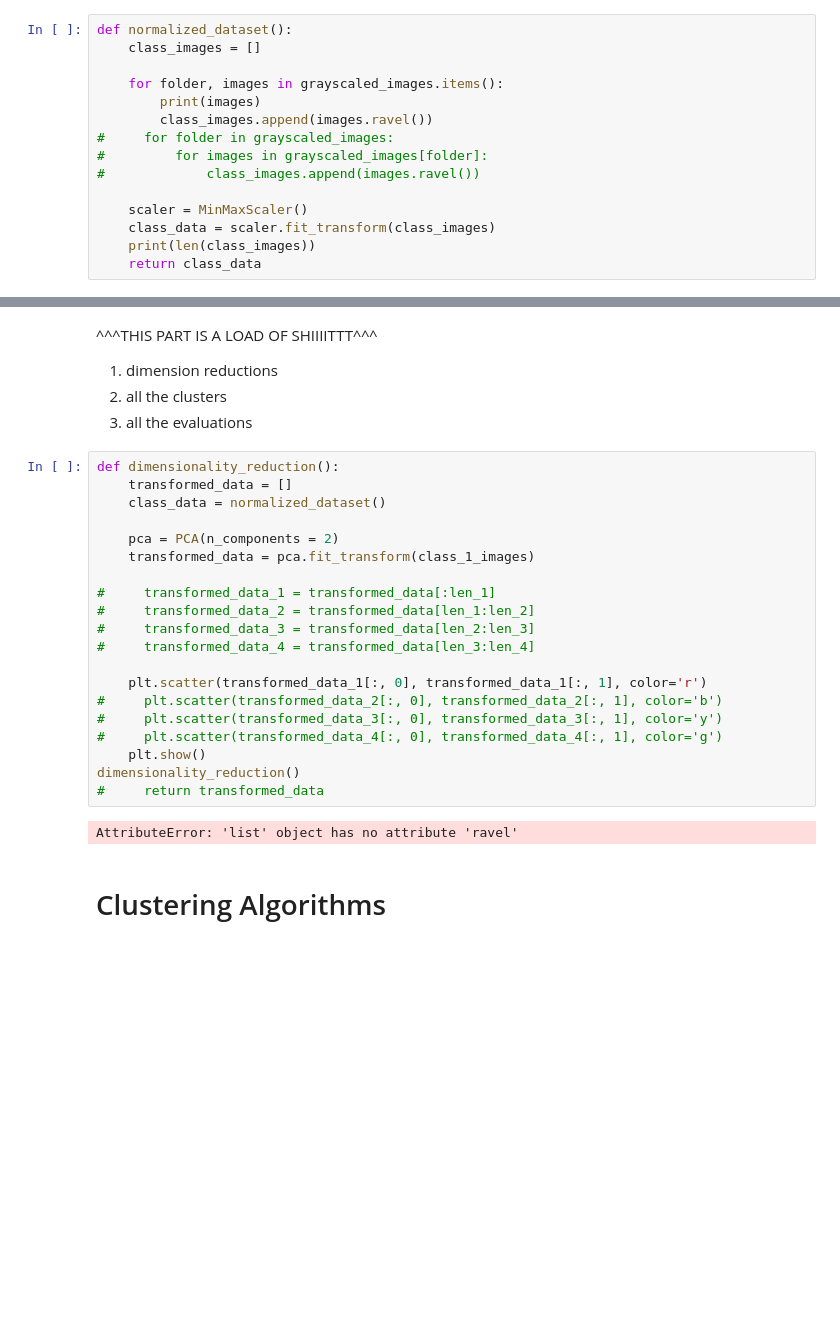
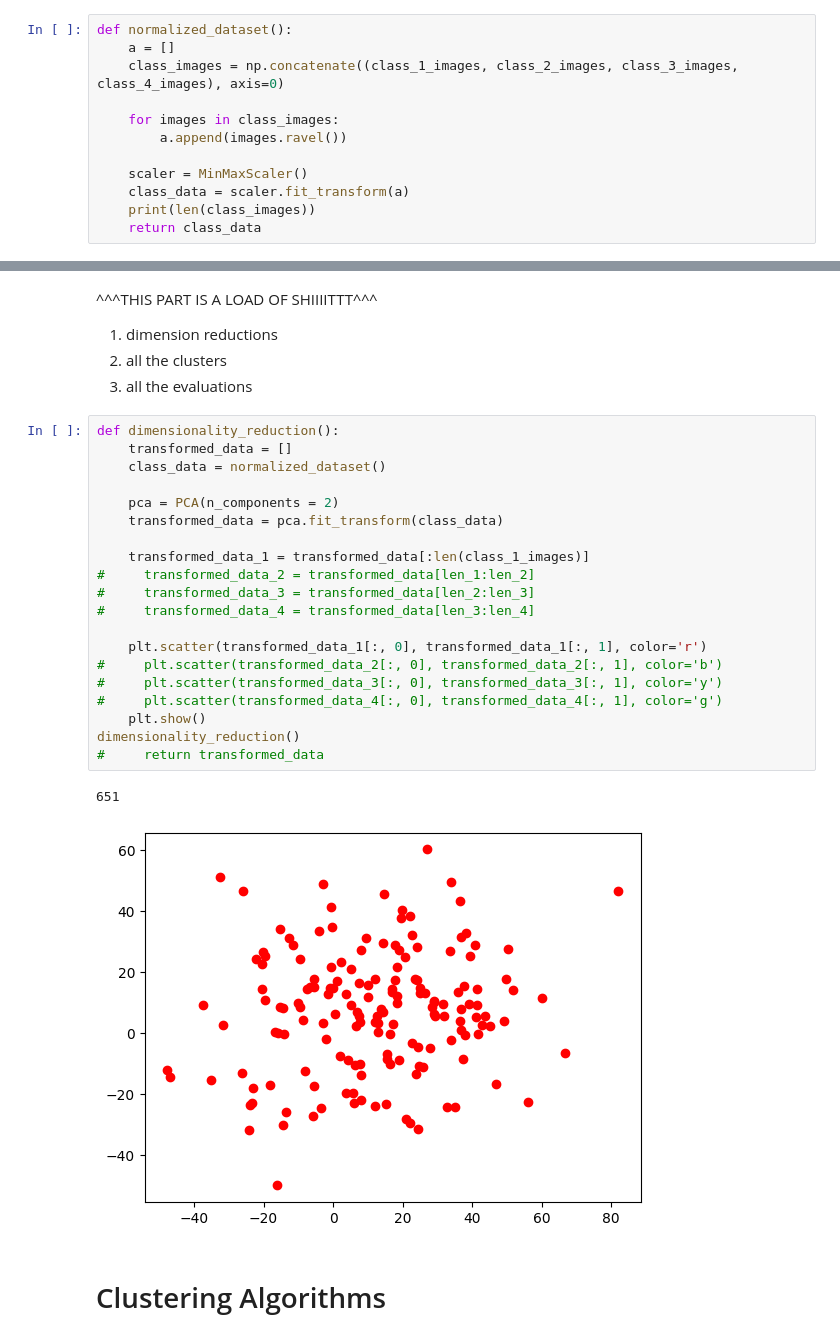
Before and after one commit to million-haileyesus/Data_Mining_I, a Jupyter notebook: DM_Assignment4/programming assignment 4.ipynb, the cells around one changed output, grey strips where cells are left out. Drawn from its saved outputs; the diff is of its cells as text; blank space fills up the shorter version.

```diff
--- a/DM_Assignment4/programming assignment 4.ipynb
+++ b/DM_Assignment4/programming assignment 4.ipynb
@@ -105,15 +105,12 @@ class_4_label = np.full(no_of_images[3], 3)
 # %%
 def normalized_dataset():
-    class_images = []
+    a = []
+    class_images = np.concatenate((class_1_images, class_2_images, class_3_images, class_4_images), axis=0)
 
-    for folder, images in grayscaled_images.items():
-        print(images)
-        class_images.append(images.ravel())
-#     for folder in grayscaled_images:
-#         for images in grayscaled_images[folder]:
-#             class_images.append(images.ravel())
+    for images in class_images:
+        a.append(images.ravel())
 
     scaler = MinMaxScaler()
-    class_data = scaler.fit_transform(class_images)
+    class_data = scaler.fit_transform(a)
     print(len(class_images))
     return class_data
@@ -193,25 +186,26 @@ print('- feats shape:', FEATS.shape)
 # %%
 def dimensionality_reduction():
     transformed_data = []
     class_data = normalized_dataset()
 
     pca = PCA(n_components = 2)
-    transformed_data = pca.fit_transform(class_1_images)
+    transformed_data = pca.fit_transform(class_data)
 
-#     transformed_data_1 = transformed_data[:len_1]
+    transformed_data_1 = transformed_data[:len(class_1_images)]
 #     transformed_data_2 = transformed_data[len_1:len_2]
 #     transformed_data_3 = transformed_data[len_2:len_3]
 #     transformed_data_4 = transformed_data[len_3:len_4]
 
     plt.scatter(transformed_data_1[:, 0], transformed_data_1[:, 1], color='r')
 #     plt.scatter(transformed_data_2[:, 0], transformed_data_2[:, 1], color='b')
 #     plt.scatter(transformed_data_3[:, 0], transformed_data_3[:, 1], color='y')
 #     plt.scatter(transformed_data_4[:, 0], transformed_data_4[:, 1], color='g')
     plt.show()
 dimensionality_reduction()
 #     return transformed_data
 # %% [output]
-AttributeError: 'list' object has no attribute 'ravel'
+651
+[figure, added]
 # %% [markdown]
 # Clustering Algorithms
 # %%
```
Also changed, not shown: parts of 6 cells of this notebook.
